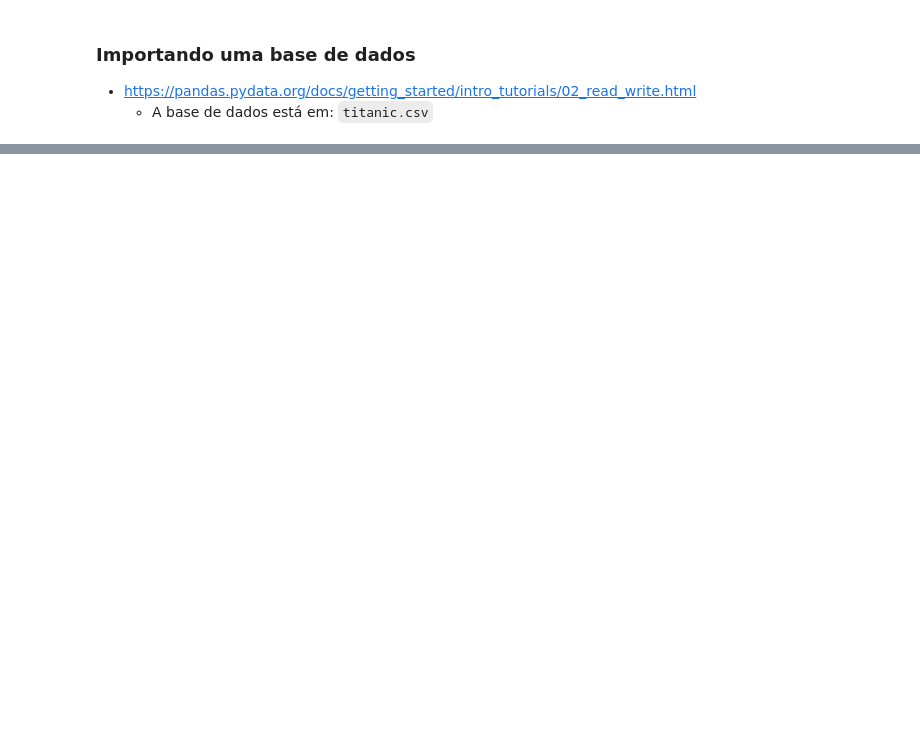
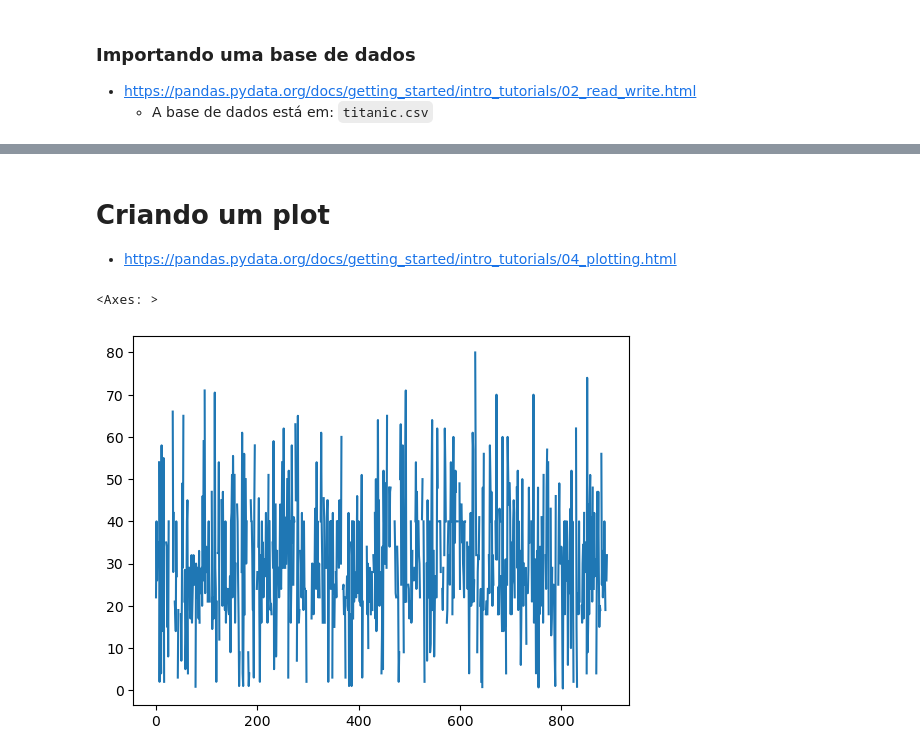
Before and after one commit to andrewyamagata/DADOS, a Jupyter notebook: Aula02PandasNumpy.ipynb, the cells around one changed output, grey strips where cells are left out. Saved outputs shown, nothing was run; the diff lists cells and outputs as text; code cells hidden in the pictures; blank space fills up the shorter version.

Commit message:
Pandas

```diff
--- a/Aula02PandasNumpy.ipynb
+++ b/Aula02PandasNumpy.ipynb
@@ -509,3 +548,6 @@ import pandas as pd
 ### Importando uma base de dados
 - https://pandas.pydata.org/docs/getting_started/intro_tutorials/02_read_write.html
     - A base de dados está em: `titanic.csv`
+# %%
+# Importando o csv
+base = pd.read_csv('titanic.csv')
@@ -511,0 +689,3 @@ import pandas as pd
+# %%
+# Substituindo valores
+base.loc[(base["Age"] > 35) & (base["Age"] <= 40),"Age"] = 40
@@ -511,0 +708,9 @@ import pandas as pd
+# %% [markdown]
+# Criando um plot
+- https://pandas.pydata.org/docs/getting_started/intro_tutorials/04_plotting.html
+# %%
+# Criando um plot
+base.Age.plot()
+# %% [output]
+<Axes: >
+[figure, added]
```
Also changed, not shown: parts of 23 cells of this notebook, 1 other file.
